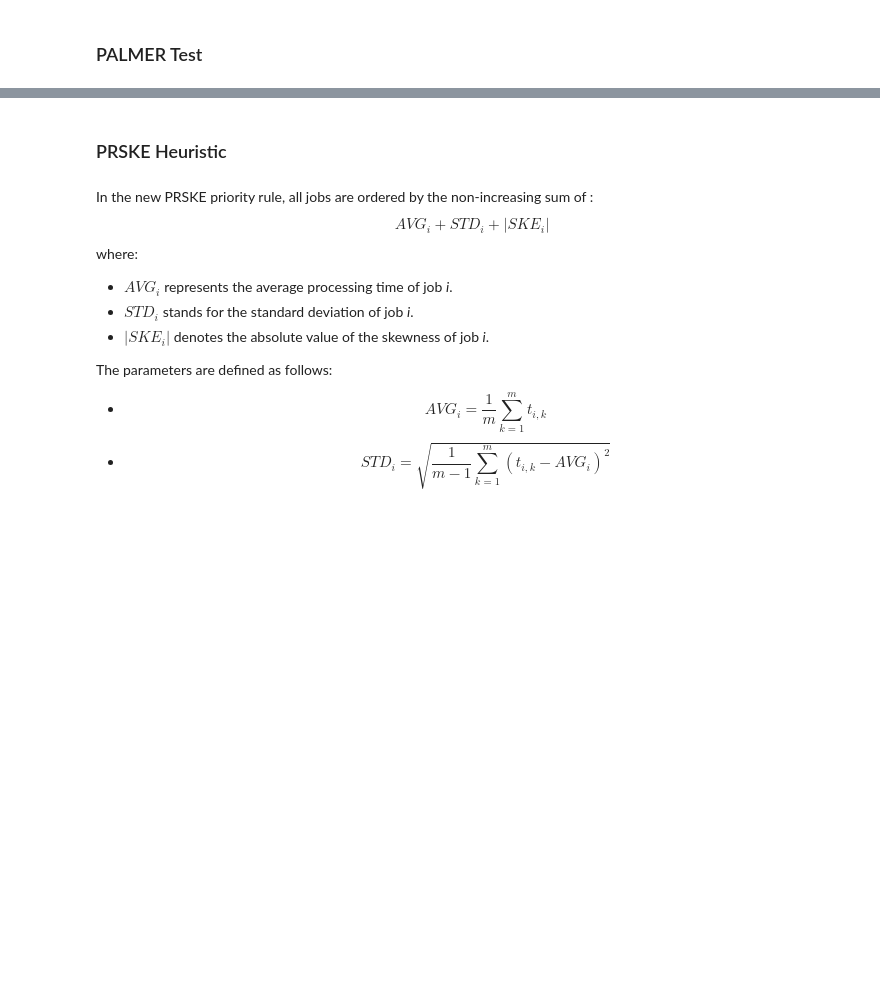
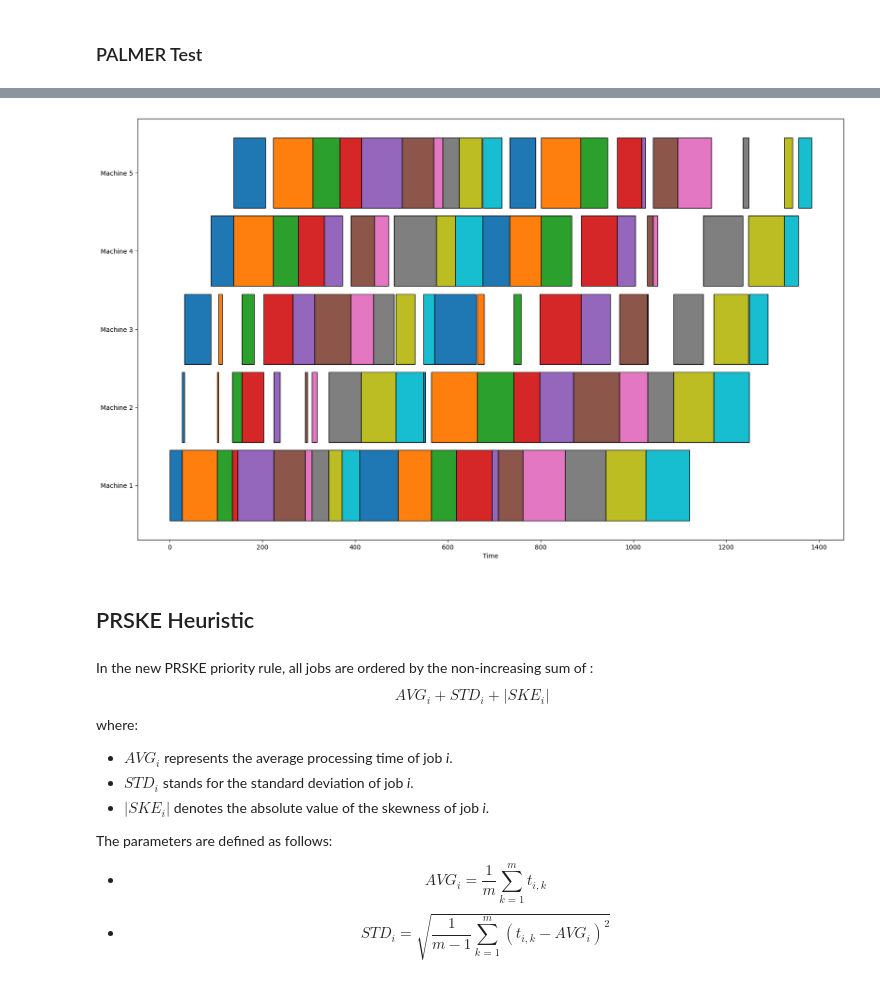
Before and after one commit to MarouaneBenbetka/Flow-Shop-Problem, a Jupyter notebook: Lab2/heuristics.ipynb, the cells around one changed output, grey strips where cells are left out. Saved outputs shown, nothing was run; the diff lists cells and outputs as text; code cells hidden in the pictures; blank space fills up the shorter version.

```diff
--- a/Lab2/heuristics.ipynb
+++ b/Lab2/heuristics.ipynb
@@ -433,10 +410,12 @@ class PalmerHeuristic:
 
         self.update_c(self.c,self.ordre_opt)
         lb = self.lower_bound()
-        print('optimal order for Palmer')
-        print(self.ordre_opt + 1)
-        print('\nCmax: ' + str(self.get_cmax()))
-        print('Lower Bound: ' + str(lb))
-        print(self.c)
+        # print('optimal order for Palmer')
+        # print(self.ordre_opt)
+        # print('\nCmax: ' + str(self.get_cmax()))
+        # print('Lower Bound: ' + str(lb))
+        # print(self.c)
+
+        return  self.ordre_opt , self.get_cmax()
 # %% [markdown]
 ### PALMER Test
@@ -464,5 +439,9 @@ Lower Bound: 1232
+# %%
+generate_gantt_chart(benchmarks[0].T, result)
+# %% [output]
+[figure, added]
 # %% [markdown]
-### PRSKE Heuristic
+## PRSKE Heuristic
 # %% [markdown]
 In the new PRSKE priority rule, all jobs are ordered by the non-increasing sum of : $$ AVG_i + STD_i + |SKE_i|$$
 where:
```
Also changed, not shown: parts of 55 cells of this notebook, 3 other files.
